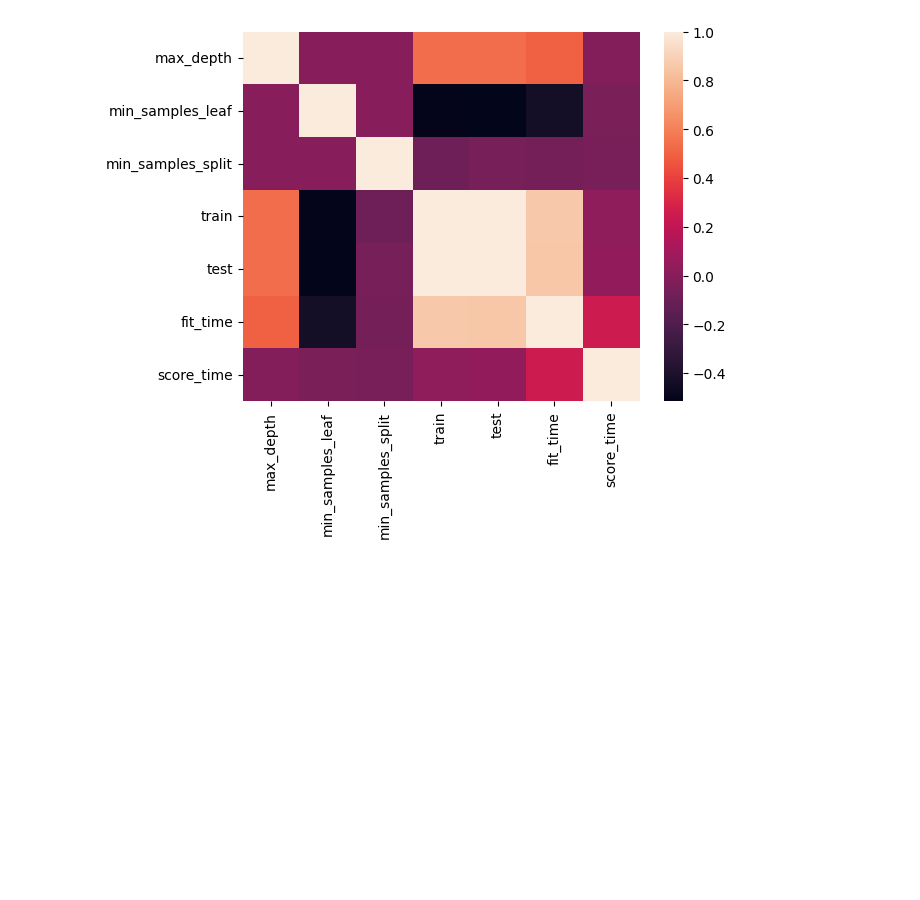
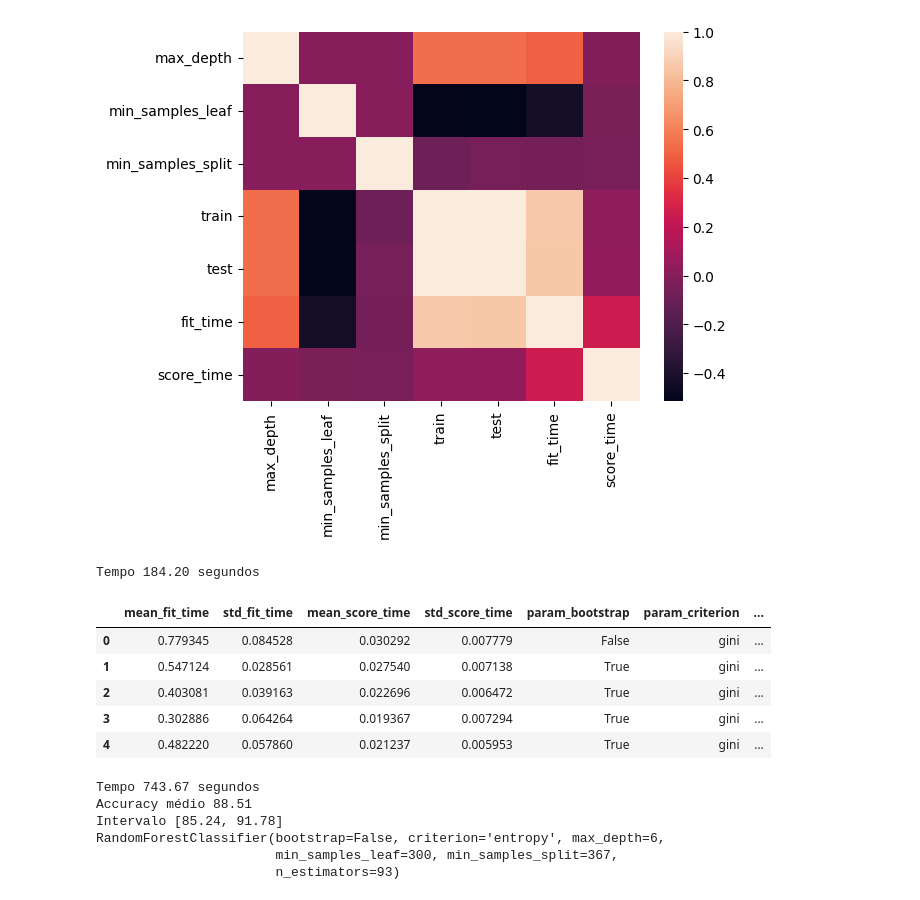
Before and after one commit to henriquecarvalho-maker/brain_stroke_prediction, a Jupyter notebook: previsao_de_acidentes_vasculares_cerebrais.ipynb, the cells around one changed output. Cells and saved outputs as stored; diff of their text form; code cells hidden in the pictures; blank space fills up the shorter version.

```diff
--- a/previsao_de_acidentes_vasculares_cerebrais.ipynb
+++ b/previsao_de_acidentes_vasculares_cerebrais.ipynb
@@ -259,3 +259,69 @@ sns.heatmap(resultados.corr())
 # %% [output]
 <Axes: >
 [figure]
+# %%
+from sklearn.ensemble import RandomForestClassifier
+from sklearn.model_selection import RandomizedSearchCV
+from scipy.stats import randint
+import time
+
+SEED=301
+np.random.seed(SEED)
+
+espaco_de_parametros = {
+    "n_estimators" : randint(10, 101),
+    "max_depth" : randint(3, 9),
+    "min_samples_split": randint(32, 128, 257),
+    "min_samples_leaf": randint(32, 128, 257),
+    "bootstrap" : [True, False],
+    "criterion": ["gini", "entropy"]
+
+}
+
+tic = time.time()
+busca = RandomizedSearchCV(RandomForestClassifier(),
+                    espaco_de_parametros,
+                    n_iter = 80,
+                    cv = KFold(n_splits = 5, shuffle=True))
+busca.fit(x, y)
+tac = time.time()
+tempo_que_passou = tac - tic
+print("Tempo %.2f segundos" % tempo_que_passou)
+
+
+
+resultados = pd.DataFrame(busca.cv_results_)
+resultados.head()
+# %% [output]
+Tempo 184.20 segundos
+|  | mean_fit_time | std_fit_time | mean_score_time | std_score_time | param_bootstrap | param_criterion | ... |
+| 0 | 0.779345 | 0.084528 | 0.030292 | 0.007779 | False | gini | ... |
+| 1 | 0.547124 | 0.028561 | 0.027540 | 0.007138 | True | gini | ... |
+| 2 | 0.403081 | 0.039163 | 0.022696 | 0.006472 | True | gini | ... |
+| 3 | 0.302886 | 0.064264 | 0.019367 | 0.007294 | True | gini | ... |
+| 4 | 0.482220 | 0.057860 | 0.021237 | 0.005953 | True | gini | ... |
+# %%
+from sklearn.model_selection import cross_val_score
+
+def imprime_scores(scores):
+    media = scores.mean() * 100
+    desvio = scores.std() * 100
+    print("Accuracy médio %.2f" % media)
+    print("Intervalo [%.2f, %.2f]" % (media - 2 * desvio, media + 2 * desvio))
+
+tic = time.time()
+scores = cross_val_score(busca, x, y, cv= KFold(n_splits=5, shuffle=True))
+tac = time.time()
+tempo_passado = tac - tic
+print("Tempo %.2f segundos" % tempo_passado)
+
+imprime_scores(scores)
+melhor = busca.best_estimator_
+print(melhor)
+# %% [output]
+Tempo 743.67 segundos
+Accuracy médio 88.51
+Intervalo [85.24, 91.78]
+RandomForestClassifier(bootstrap=False, criterion='entropy', max_depth=6,
+                       min_samples_leaf=300, min_samples_split=367,
+                       n_estimators=93)
```
Also changed, not shown: parts of 10 cells of this notebook.
